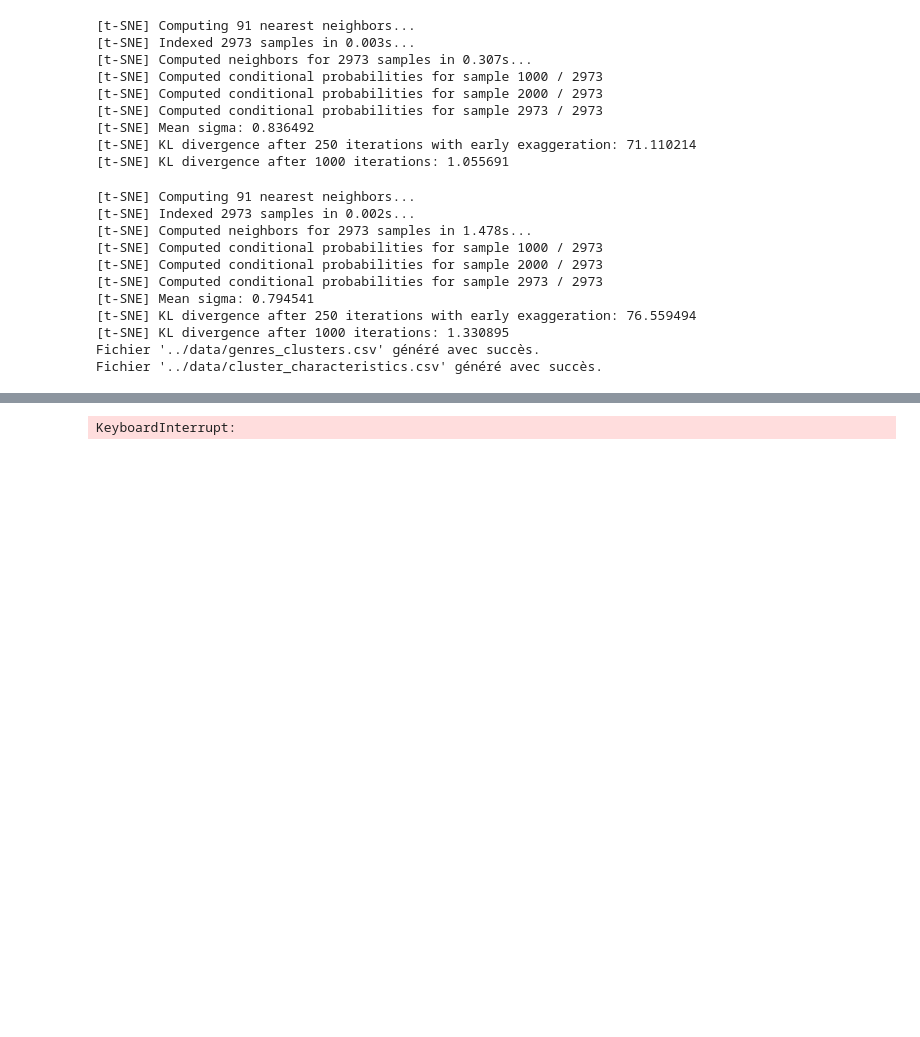
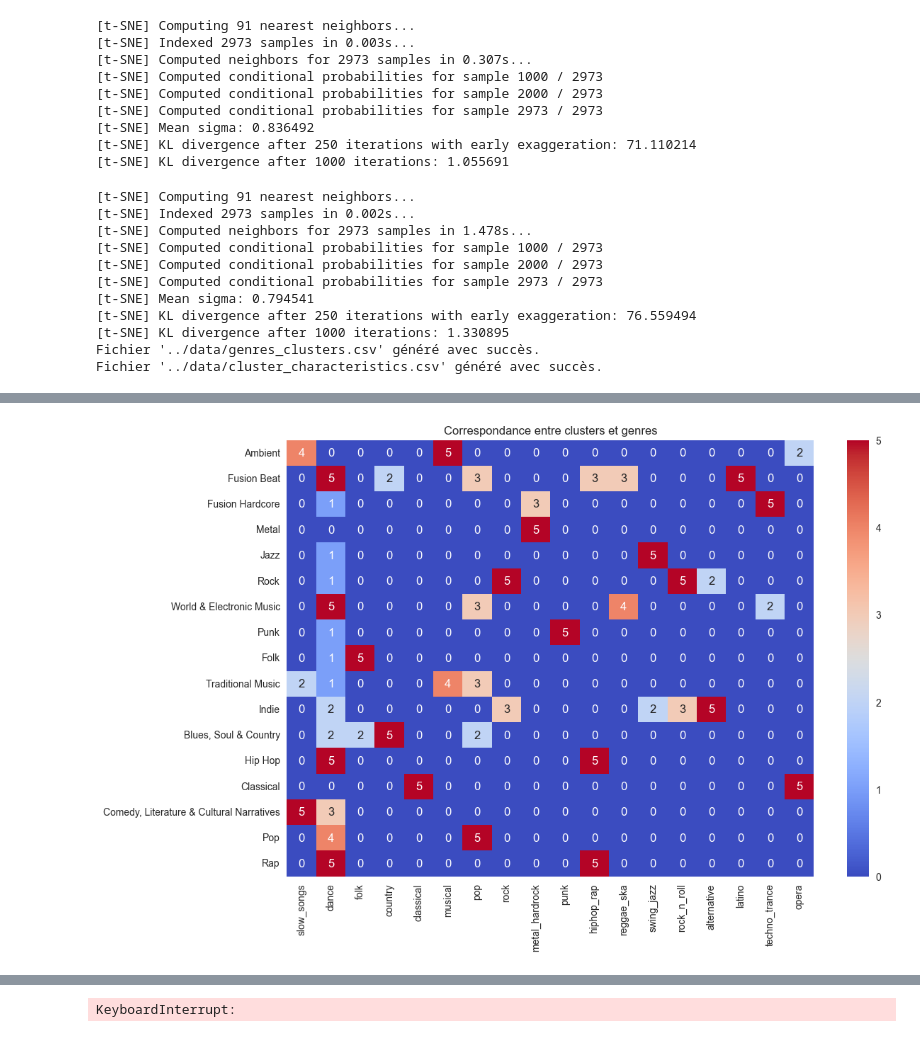
Before and after one commit to EtienneVtr/Hackathon-Spotify, a Jupyter notebook: EDA/analyse.ipynb, the cells around one changed output, grey strips where cells are left out. Drawn from its saved outputs; the diff is of its cells as text; code cells hidden in the pictures; blank space fills up the shorter version.

Commit message:
relier les deux styles de profil

```diff
--- a/EDA/analyse.ipynb
+++ b/EDA/analyse.ipynb
@@ -372,3 +372,82 @@ Cluster 13 : 21st century classical, african-american classical, american 21st c
 Cluster 14 : black comedy, children's story, clean comedy, comedy, deep comedy, dutch cabaret, early avant garde, german literature, ghanaian traditional, gospel italiano, guidance, hoerspiel, hungari ...
 Cluster 15 : acoustic pop, afghan pop, albanian pop, alternative pop, antiviral pop, arab pop, art pop, australian alternative pop, australian pop, austrian pop, bahamian pop, barbadian pop, baroque p ...
 Cluster 16 : alabama rap, baton rouge rap, battle rap, cali rap, chicago rap, chicano rap, cincinnati rap, comedy rap, country rap, dfw rap, dirty south rap, dirty texas rap, dmv rap, dutch rap pop, e ...
+# %%
+# Liste des clusters
+cluster_names = [
+    'Ambient', 'Fusion Beat', 'Fusion Hardcore', 'Metal', 'Jazz', 'Rock',
+    'World & Electronic Music', 'Punk', 'Folk', 'Traditional Music', 'Indie',
+    'Blues, Soul & Country', 'Hip Hop', 'Classical', 'Comedy, Literature & Cultural Narratives',
+    'Pop', 'Rap'
+]
+
+# Genres musicaux dans la base de profils
+profile_genres = [
+    'slow_songs', 'dance', 'folk', 'country', 'classical', 'musical', 'pop', 'rock',
+    'metal_hardrock', 'punk', 'hiphop_rap', 'reggae_ska', 'swing_jazz', 'rock_n_roll',
+    'alternative', 'latino', 'techno_trance', 'opera'
+]
+
+profile_genres_adaptee = [
+    'folk', 'country', 'classical', 'pop', 'rock',
+    'metal', 'punk', 'hip hop', 'rap', 'reggae', 'jazz',
+    'alternative', 'latino', 'techno', 'opera'
+]
+
+cluster_counts = pd.DataFrame(columns=['cluster', 'cluster_name'] + profile_genres_adaptee)
+
+# Itérer sur les clusters uniques, triés dans l'ordre croissant
+for cluster in sorted(genres_clusters_csv['cluster'].unique()):
+    # Filtrer les genres du cluster courant
+    cluster_genres = genres_clusters_csv[genres_clusters_csv['cluster'] == cluster]['genres']
+
+    # Compter les occurrences pour chaque genre de profil
+    counts = {genre: cluster_genres.str.contains(genre, case=False, na=False).sum() for genre in profile_genres_adaptee}
+
+    # Ajouter les résultats au DataFrame, y compris le nom du cluster
+    cluster_counts = pd.concat([cluster_counts, pd.DataFrame([{
+        **{'cluster': cluster, 'cluster_name': cluster_names[cluster]}, **counts
+    }])], ignore_index=True)
+
+# Afficher les résultats (ignorer pour slow_songs, dance et musical je me suis refere directement au stats des clusters pour ces catégories)
+print(cluster_counts)
+
+
+# Matrice de correspondance avec des notes arbitraires (exemple)
+correspondence_matrix = pd.DataFrame(
+    [
+        # Correspondances pour chaque cluster (0-5 pour chaque genre du profil)
+        [4, 0, 0, 0, 0, 5, 0, 0, 0, 0, 0, 0, 0, 0, 0, 0, 0, 2],  # Ambient
+        [0, 5, 0, 2, 0, 0, 3, 0, 0, 0, 3, 3, 0, 0, 0, 5, 0, 0],  # Fusion Beat
+        [0, 1, 0, 0, 0, 0, 0, 0, 3, 0, 0, 0, 0, 0, 0, 0, 5, 0],  # Fusion Hardcore
+        [0, 0, 0, 0, 0, 0, 0, 0, 5, 0, 0, 0, 0, 0, 0, 0, 0, 0],  # Metal
+        [0, 1, 0, 0, 0, 0, 0, 0, 0, 0, 0, 0, 5, 0, 0, 0, 0, 0],  # Jazz
+        [0, 1, 0, 0, 0, 0, 0, 5, 0, 0, 0, 0, 0, 5, 2, 0, 0, 0],  # Rock
+        [0, 5, 0, 0, 0, 0, 3, 0, 0, 0, 0, 4, 0, 0, 0, 0, 2, 0],  # World & Electronic Music
+        [0, 1, 0, 0, 0, 0, 0, 0, 0, 5, 0, 0, 0, 0, 0, 0, 0, 0],  # Punk
+        [0, 1, 5, 0, 0, 0, 0, 0, 0, 0, 0, 0, 0, 0, 0, 0, 0, 0],  # Folk
+        [2, 1, 0, 0, 0, 4, 3, 0, 0, 0, 0, 0, 0, 0, 0, 0, 0, 0],  # Traditional Music
+        [0, 2, 0, 0, 0, 0, 0, 3, 0, 0, 0, 0, 2, 3, 5, 0, 0, 0],  # Indie
+        [0, 2, 2, 5, 0, 0, 2, 0, 0, 0, 0, 0, 0, 0, 0, 0, 0, 0],  # Blues, Soul & Country
+        [0, 5, 0, 0, 0, 0, 0, 0, 0, 0, 5, 0, 0, 0, 0, 0, 0, 0],  # Hip Hop
+        [0, 0, 0, 0, 5, 0, 0, 0, 0, 0, 0, 0, 0, 0, 0, 0, 0, 5],  # Classical
+        [5, 3, 0, 0, 0, 0, 0, 0, 0, 0, 0, 0, 0, 0, 0, 0, 0, 0],  # Comedy, Literature & Cultural Narratives
+        [0, 4, 0, 0, 0, 0, 5, 0, 0, 0, 0, 0, 0, 0, 0, 0, 0, 0],  # Pop
+        [0, 5, 0, 0, 0, 0, 0, 0, 0, 0, 5, 0, 0, 0, 0, 0, 0, 0]   # Rap
+    ],
+    index=cluster_names,
+    columns=profile_genres
+)
+
+
+#print(correspondence_matrix.loc['Ambient'])
+
+# Afficher une heatmap des correspondances pour une meilleure visualisation
+import seaborn as sns
+import matplotlib.pyplot as plt
+
+plt.figure(figsize=(12, 8))
+sns.heatmap(correspondence_matrix, annot=True, cmap='coolwarm', fmt="d")
+plt.title("Correspondance entre clusters et genres")
+plt.show()
+# %% [output]
@@ -374,0 +471 @@ Cluster 16 : alabama rap, baton rouge rap, battle rap, cali rap, chicago rap, ch
+[figure, added]
```
Also changed, not shown: parts of 3 cells of this notebook, 1 other file.
